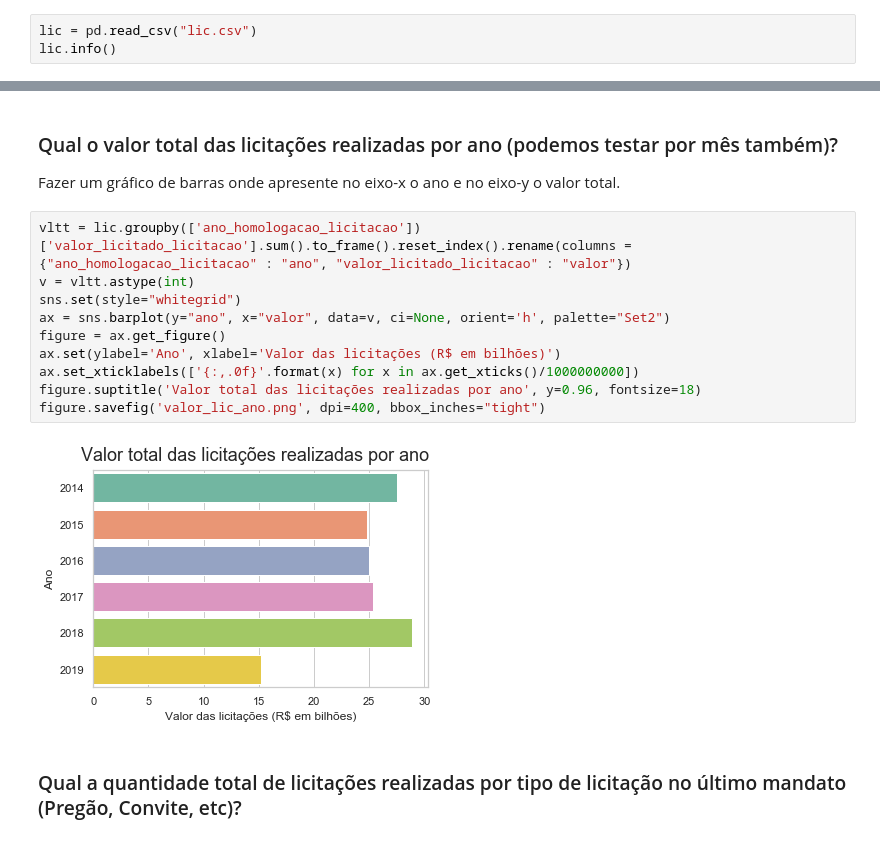
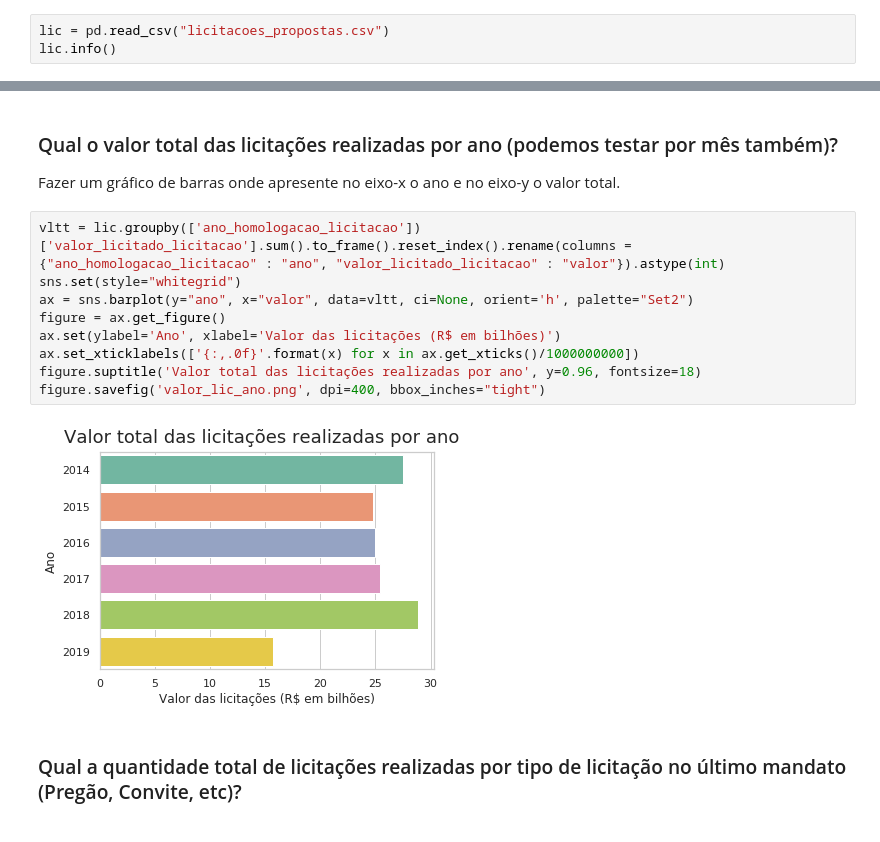
Before and after one commit to labdados/tec-cid, a Jupyter notebook: analise/expotec/expotec.ipynb, the cells around one changed output, grey strips where cells are left out. Saved outputs shown, nothing was run; the diff lists cells and outputs as text.

Commit message:
ajuste contagem/valor das licitações

```diff
--- a/analise/expotec/expotec.ipynb
+++ b/analise/expotec/expotec.ipynb
@@ -6,7 +6,7 @@ import seaborn as sns
 import matplotlib.pyplot as plt
 import matplotlib.ticker as tkr
 # %%
-lic = pd.read_csv("lic.csv")
+lic = pd.read_csv("licitacoes_propostas.csv")
 lic.info()
 # %% [output]
 <class 'pandas.core.frame.DataFrame'>
@@ -117,17 +116,16 @@ figure.savefig('qtd_lic_ano.png', dpi=400, bbox_inches="tight")
 
 Fazer um gráfico de barras onde apresente no eixo-x o ano e no eixo-y o valor total.
 # %%
-vltt = lic.groupby(['ano_homologacao_licitacao'])['valor_licitado_licitacao'].sum().to_frame().reset_index().rename(columns = {"ano_homologacao_licitacao" : "ano", "valor_licitado_licitacao" : "valor"})
-v = vltt.astype(int)
+vltt = lic.groupby(['ano_homologacao_licitacao'])['valor_licitado_licitacao'].sum().to_frame().reset_index().rename(columns = {"ano_homologacao_licitacao" : "ano", "valor_licitado_licitacao" : "valor"}).astype(int)
 sns.set(style="whitegrid")
-ax = sns.barplot(y="ano", x="valor", data=v, ci=None, orient='h', palette="Set2")
+ax = sns.barplot(y="ano", x="valor", data=vltt, ci=None, orient='h', palette="Set2")
 figure = ax.get_figure()
 ax.set(ylabel='Ano', xlabel='Valor das licitações (R$ em bilhões)')
 ax.set_xticklabels(['{:,.0f}'.format(x) for x in ax.get_xticks()/1000000000])
 figure.suptitle('Valor total das licitações realizadas por ano', y=0.96, fontsize=18)
 figure.savefig('valor_lic_ano.png', dpi=400, bbox_inches="tight")
 # %% [output]
-[figure, old version]
+[figure, new version]
 # %% [markdown]
 ### Qual a quantidade total de licitações realizadas por tipo de licitação no último mandato (Pregão, Convite, etc)?
 # %%
```
Also changed, not shown: parts of 13 cells of this notebook, 4 other files.
